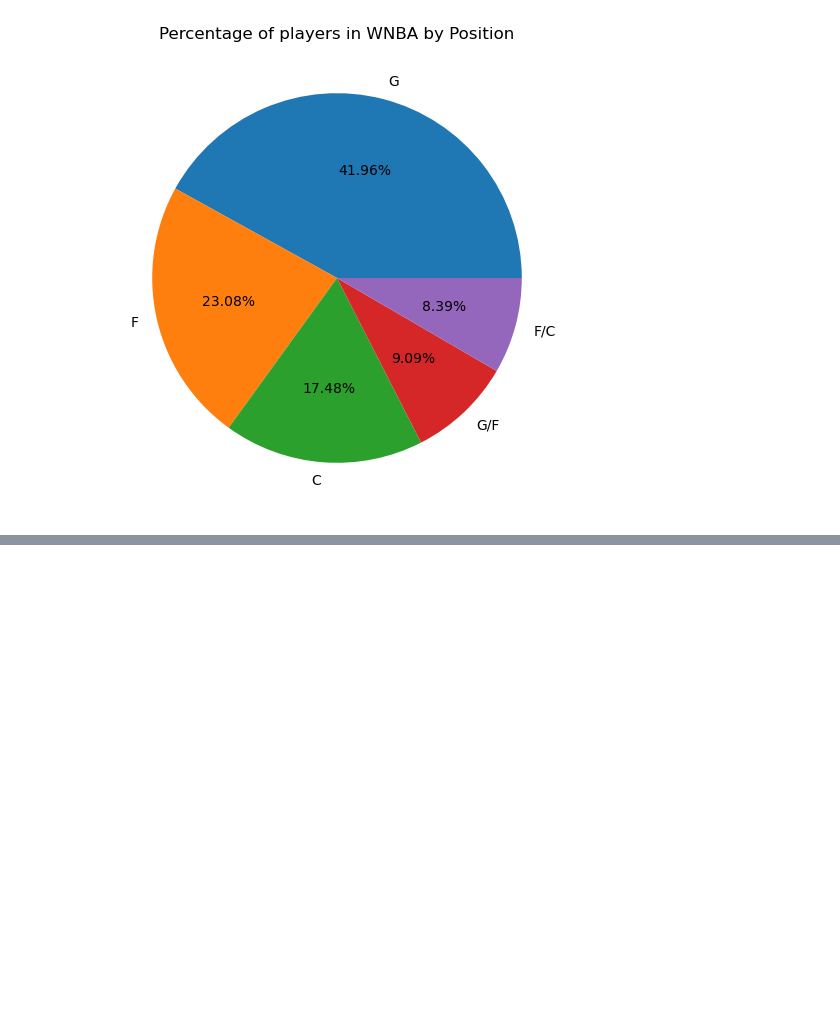
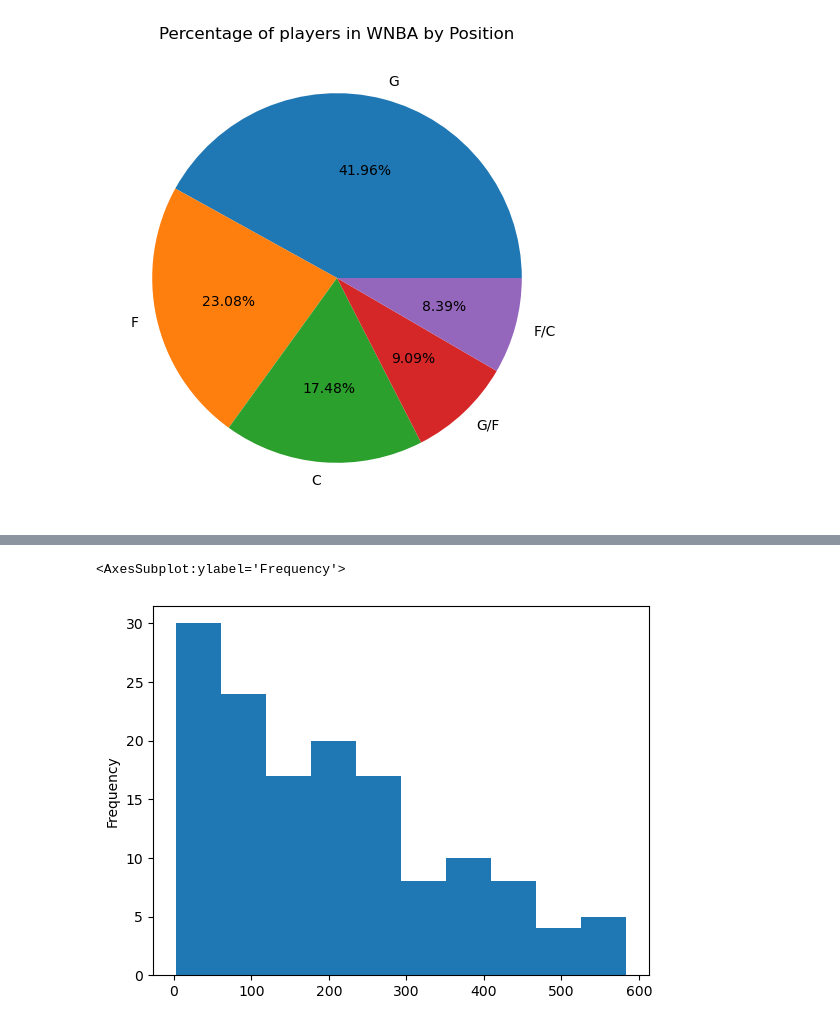
Before and after one commit to castobary/statistics, a Jupyter notebook: 04_module.ipynb, the cells around one changed output, grey strips where cells are left out. Saved outputs shown, nothing was run; the diff lists cells and outputs as text; code cells hidden in the pictures; blank space fills up the shorter version.

Commit message:
more plots

```diff
--- a/04_module.ipynb
+++ b/04_module.ipynb
@@ -70,0 +77,5 @@ Text(0, 0.5, '')
+# %%
+wnba['PTS'].plot.hist()
+# %% [output]
+<AxesSubplot:ylabel='Frequency'>
+[figure, added]
```
Also changed, not shown: parts of 44 cells of this notebook.
